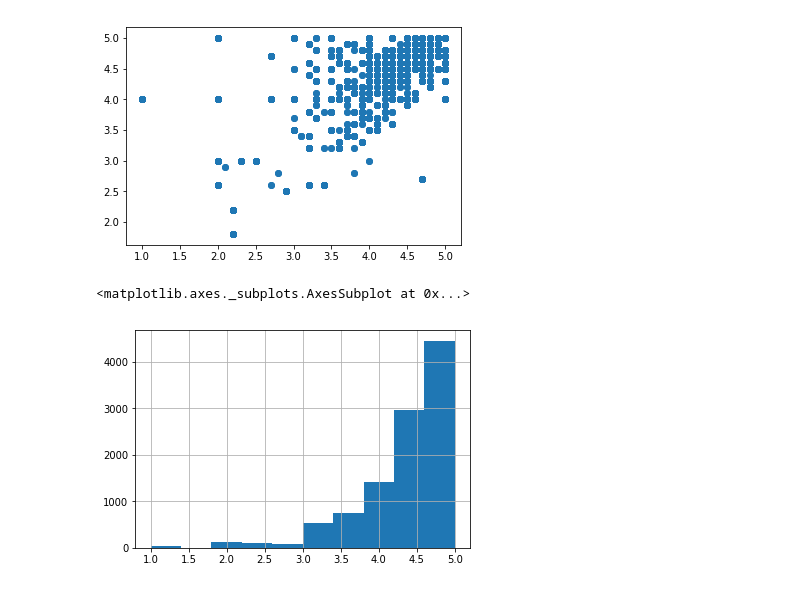
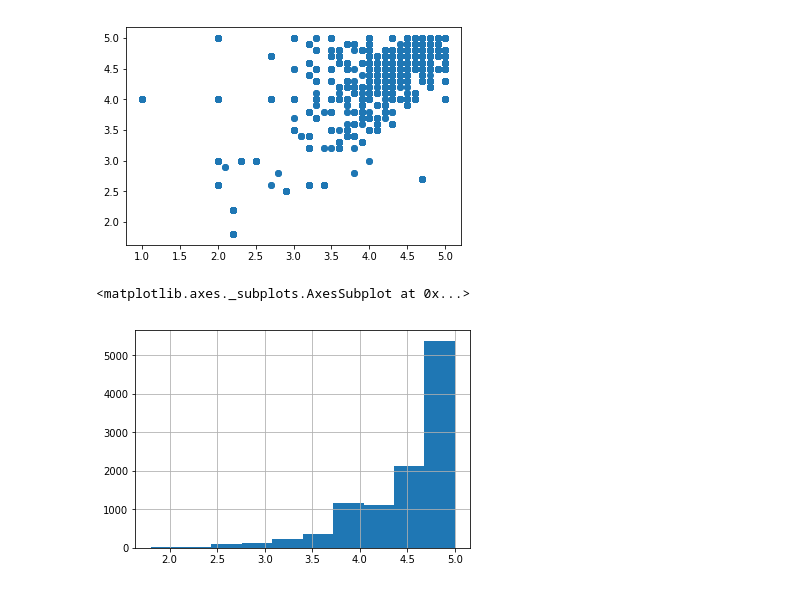
Before and after one commit to ZMBailey/dsc-1-01-08-your-first-data-science-codealong-seattle-ds-career-040119, a Jupyter notebook: index.ipynb, the cells around one changed output. Cells and saved outputs as stored; diff of their text form; code cells hidden in the pictures.

```diff
--- a/index.ipynb
+++ b/index.ipynb
@@ -316,9 +316,9 @@ plt.scatter(df.play_star_rating, df.star_rating)
 <matplotlib.collections.PathCollection at 0x...>
 [figure]
 # %%
-df.play_star_rating.hist()
+df.playstar_rating.hist()
 # %% [output]
 <matplotlib.axes._subplots.AxesSubplot at 0x...>
-[figure, old version]
+[figure, new version]
 # %%
 #Your code here
```
